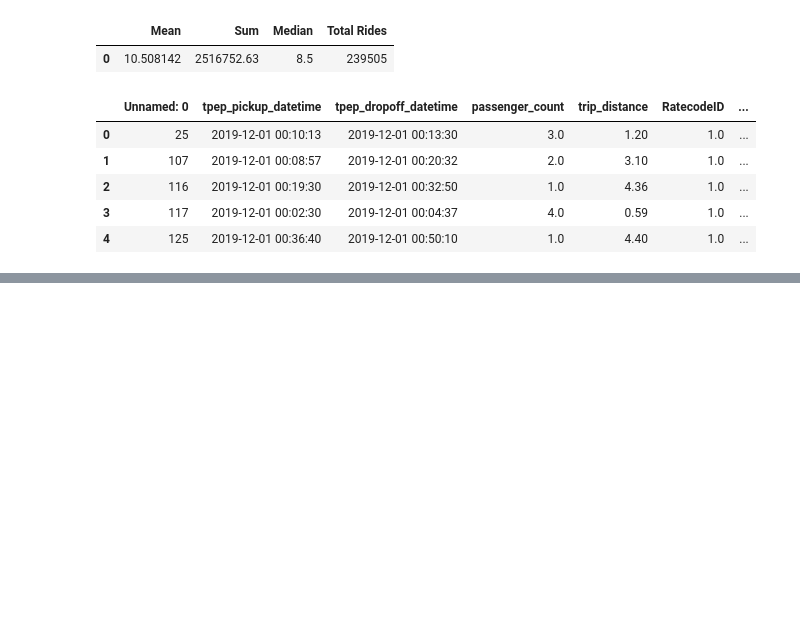
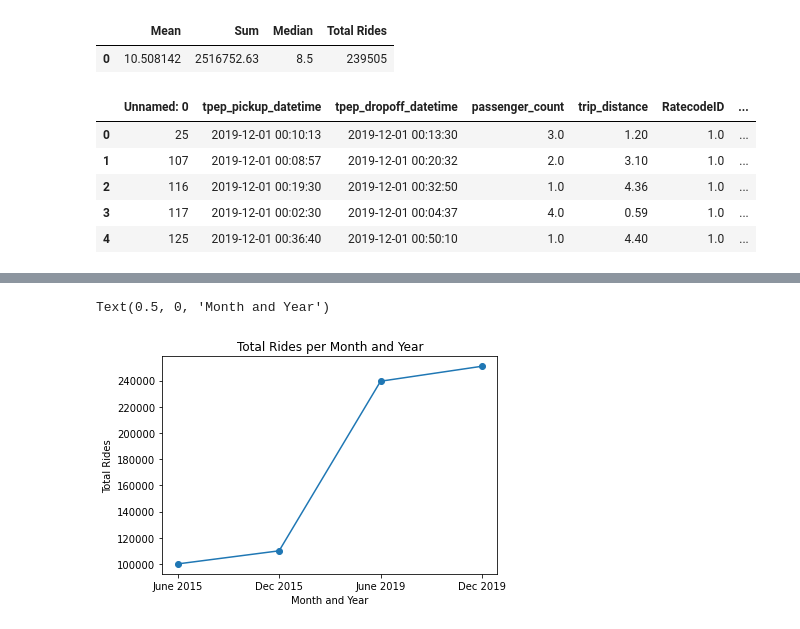
Before and after one commit to ILekawa9/Project-1, a Jupyter notebook: Yellow Taxi Price Analysis.ipynb, the cells around one changed output, grey strips where cells are left out. Drawn from its saved outputs; the diff is of its cells as text; code cells hidden in the pictures; blank space fills up the shorter version.

```diff
--- a/Yellow Taxi Price Analysis.ipynb
+++ b/Yellow Taxi Price Analysis.ipynb
@@ -87,0 +113,11 @@ plt.plot(x_values2, y_values2, marker ='o')
+# %%
+#total rides
+x_values = ("June 2015", "Dec 2015", "June 2019", "Dec 2019")
+y_values = (100000, 110000, june_rows, dec_rows)
+plt.plot(x_values, y_values, marker ='o')
+plt.title('Total Rides per Month and Year')
+plt.ylabel('Total Rides')
+plt.xlabel('Month and Year')
+# %% [output]
+Text(0.5, 0, 'Month and Year')
+[figure, added]
```
Also changed, not shown: parts of 6 cells of this notebook.
